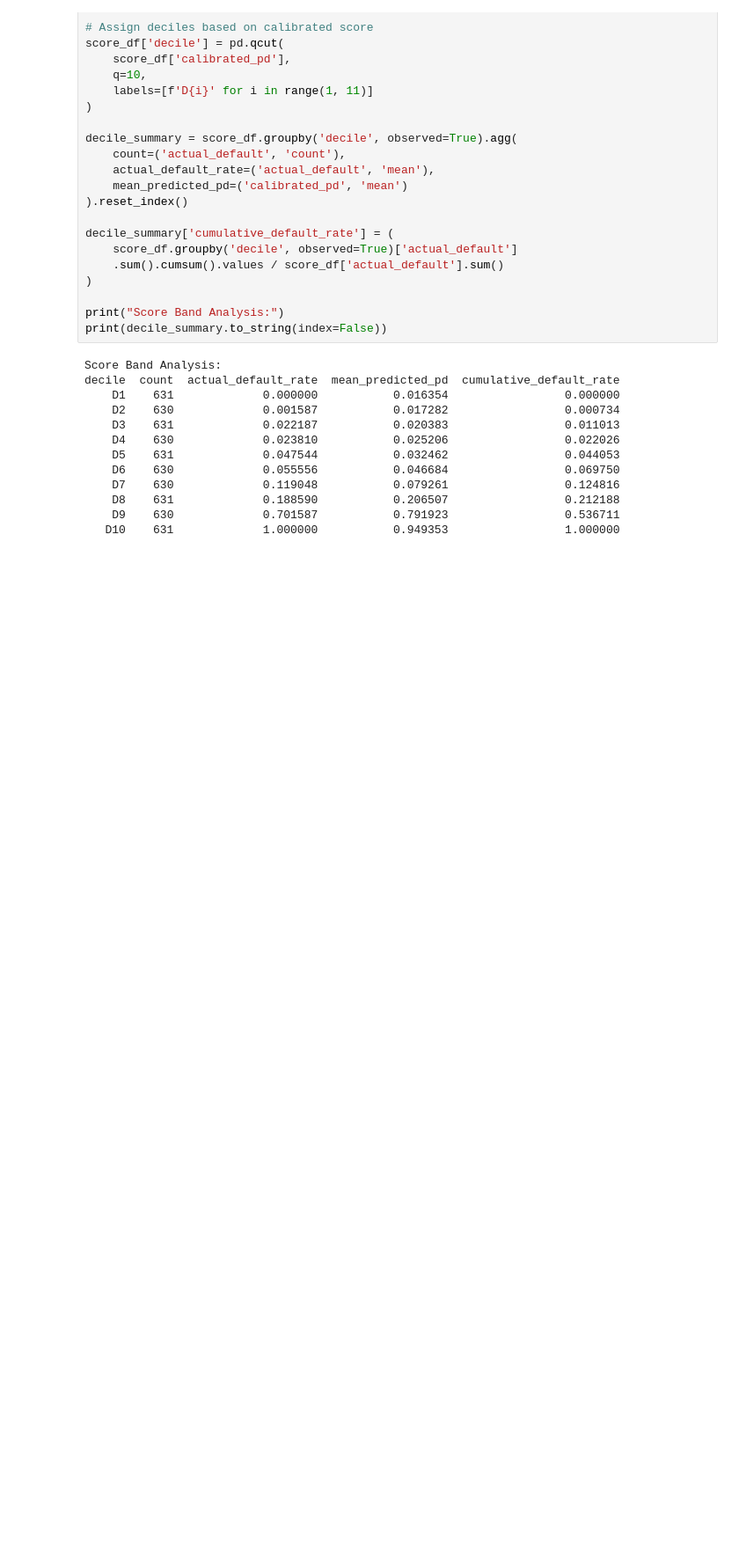
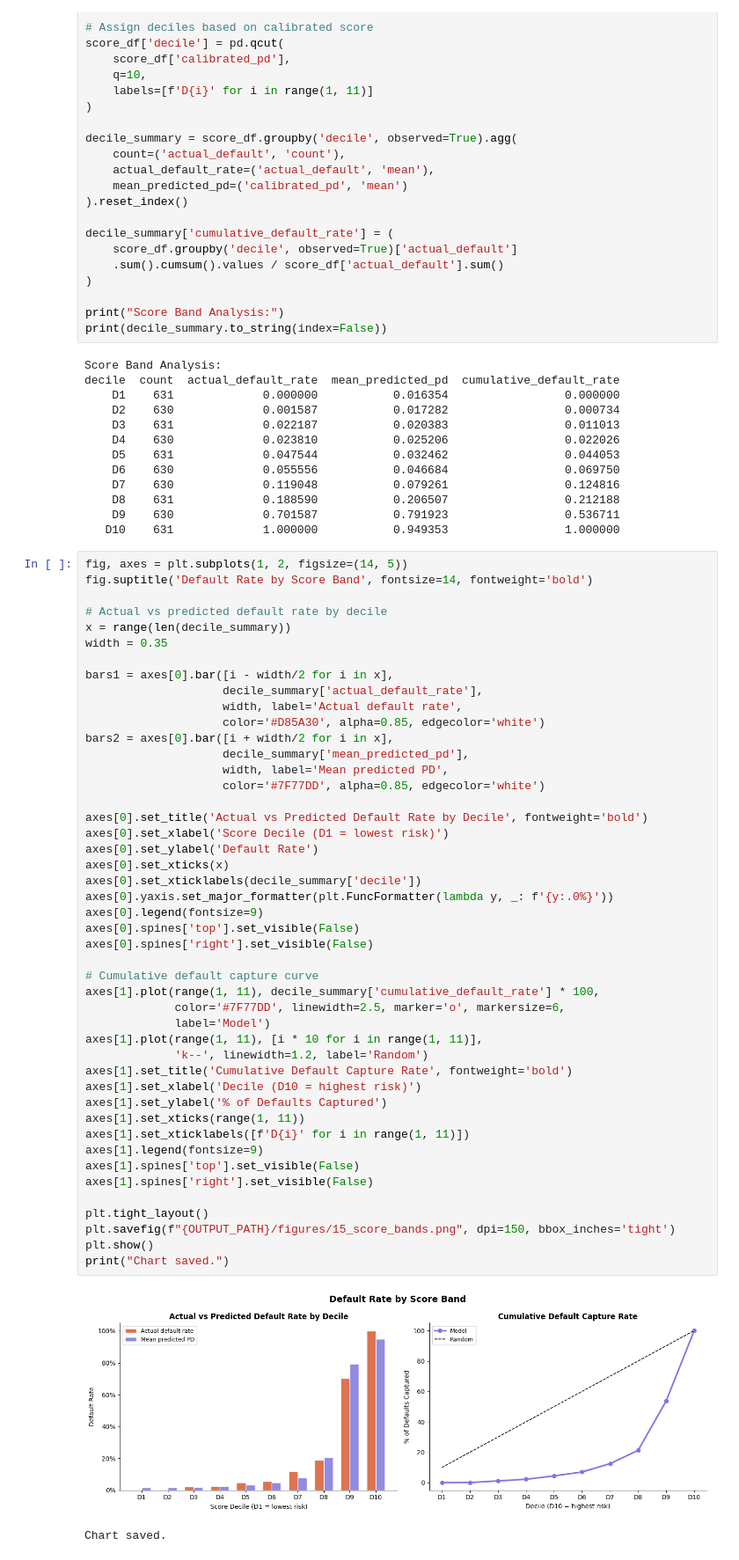
Before and after one commit to dobadina/credit-risk-lending-system, a Jupyter notebook: notebooks/03_evaluation.ipynb, the cells around one changed output. Shown at 88% size. Saved outputs shown, nothing was run; the diff lists cells and outputs as text; blank space fills up the shorter version.

```diff
--- a/notebooks/03_evaluation.ipynb
+++ b/notebooks/03_evaluation.ipynb
@@ -669,3 +669,52 @@ decile  count  actual_default_rate  mean_predicted_pd  cumulative_default_rate
     D8    631             0.188590           0.206507                 0.212188
     D9    630             0.701587           0.791923                 0.536711
    D10    631             1.000000           0.949353                 1.000000
+# %%
+fig, axes = plt.subplots(1, 2, figsize=(14, 5))
+fig.suptitle('Default Rate by Score Band', fontsize=14, fontweight='bold')
+
+# Actual vs predicted default rate by decile
+x = range(len(decile_summary))
+width = 0.35
+
+bars1 = axes[0].bar([i - width/2 for i in x],
+                    decile_summary['actual_default_rate'],
+                    width, label='Actual default rate',
+                    color='#D85A30', alpha=0.85, edgecolor='white')
+bars2 = axes[0].bar([i + width/2 for i in x],
+                    decile_summary['mean_predicted_pd'],
+                    width, label='Mean predicted PD',
+                    color='#7F77DD', alpha=0.85, edgecolor='white')
+
+axes[0].set_title('Actual vs Predicted Default Rate by Decile', fontweight='bold')
+axes[0].set_xlabel('Score Decile (D1 = lowest risk)')
+axes[0].set_ylabel('Default Rate')
+axes[0].set_xticks(x)
+axes[0].set_xticklabels(decile_summary['decile'])
+axes[0].yaxis.set_major_formatter(plt.FuncFormatter(lambda y, _: f'{y:.0%}'))
+axes[0].legend(fontsize=9)
+axes[0].spines['top'].set_visible(False)
+axes[0].spines['right'].set_visible(False)
+
+# Cumulative default capture curve
+axes[1].plot(range(1, 11), decile_summary['cumulative_default_rate'] * 100,
+             color='#7F77DD', linewidth=2.5, marker='o', markersize=6,
+             label='Model')
+axes[1].plot(range(1, 11), [i * 10 for i in range(1, 11)],
+             'k--', linewidth=1.2, label='Random')
+axes[1].set_title('Cumulative Default Capture Rate', fontweight='bold')
+axes[1].set_xlabel('Decile (D10 = highest risk)')
+axes[1].set_ylabel('% of Defaults Captured')
+axes[1].set_xticks(range(1, 11))
+axes[1].set_xticklabels([f'D{i}' for i in range(1, 11)])
+axes[1].legend(fontsize=9)
+axes[1].spines['top'].set_visible(False)
+axes[1].spines['right'].set_visible(False)
+
+plt.tight_layout()
+plt.savefig(f"{OUTPUT_PATH}/figures/15_score_bands.png", dpi=150, bbox_inches='tight')
+plt.show()
+print("Chart saved.")
+# %% [output]
+[figure, added]
+Chart saved.
```
Also changed, not shown: parts of 4 cells of this notebook.
